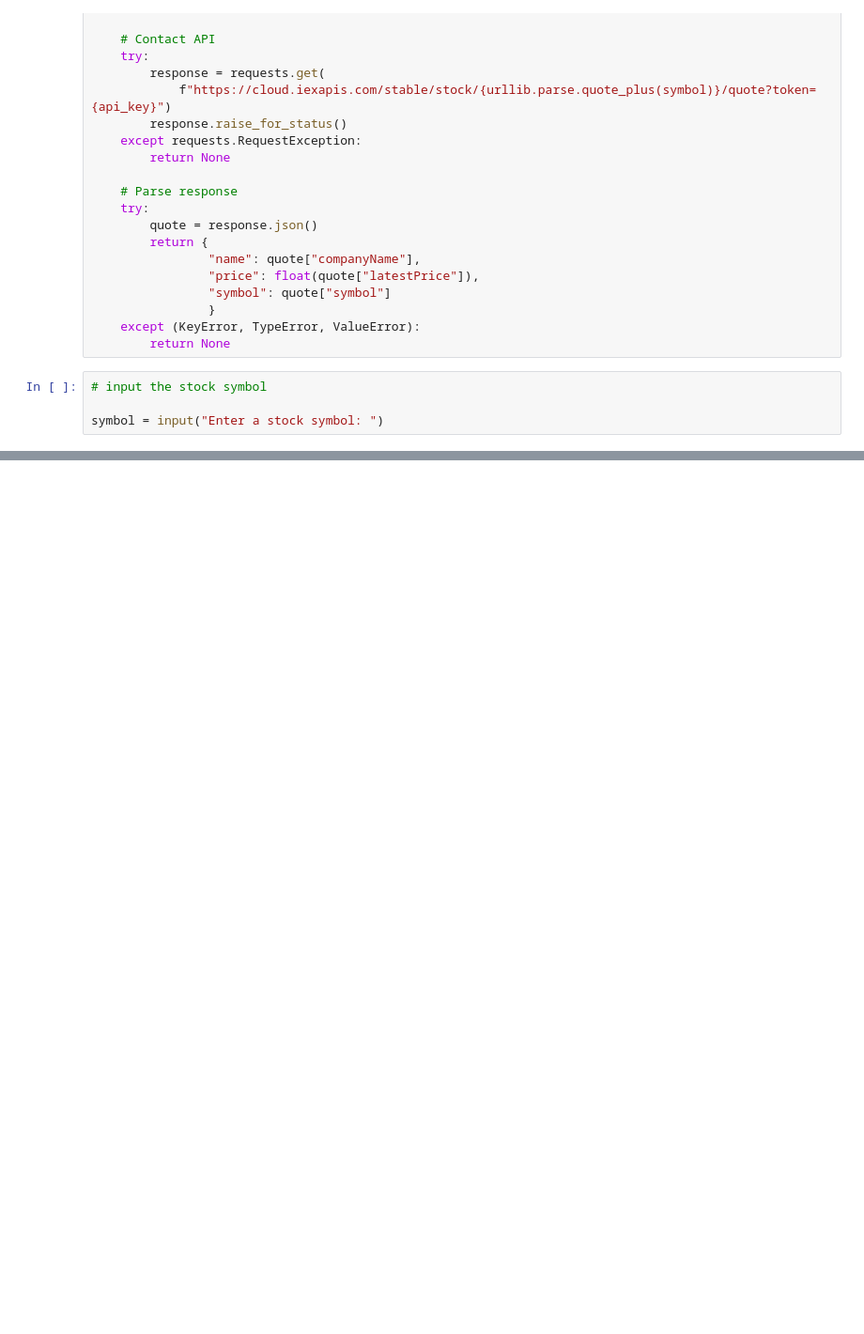
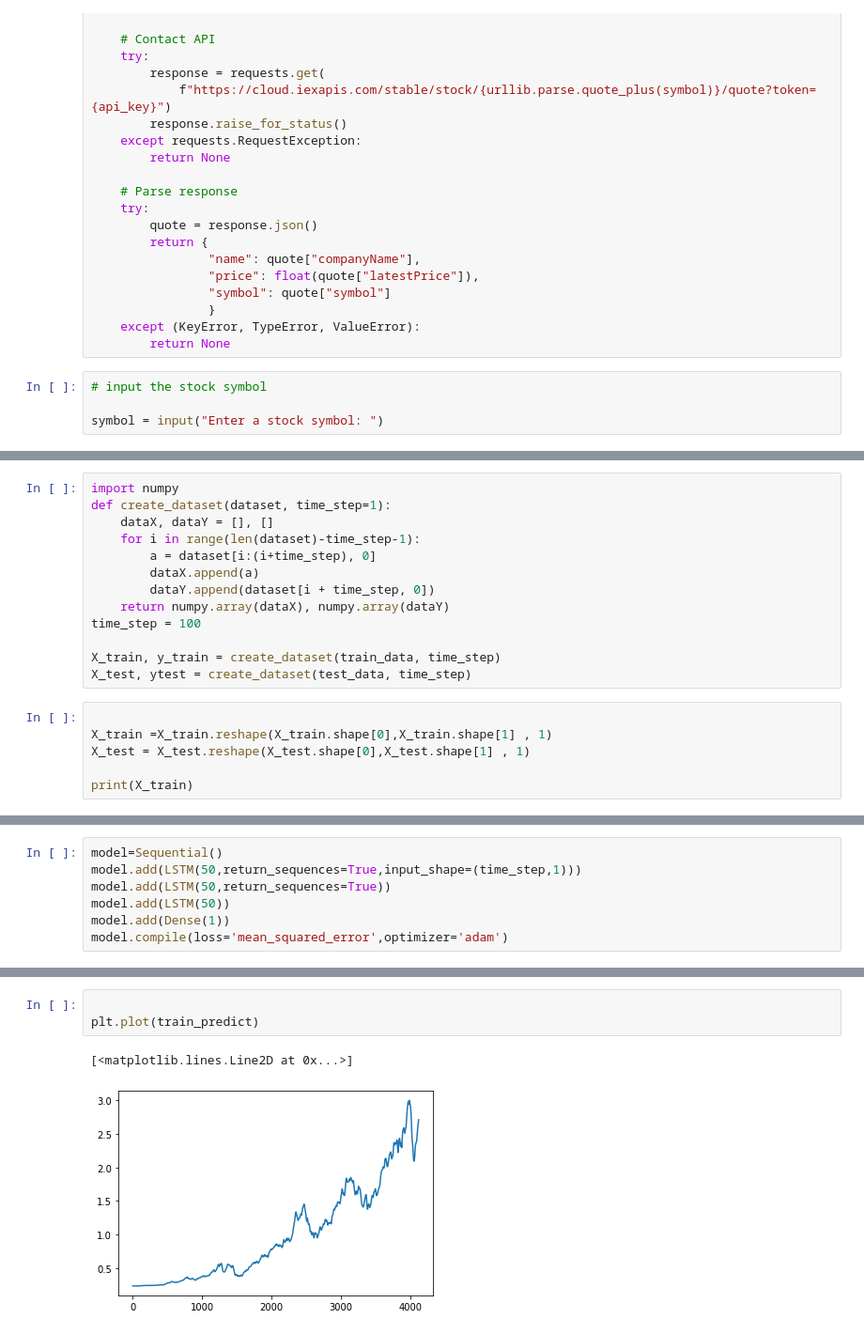
Before and after one commit to lazyboy4943/AIYA-Stockpricepredictor, a Jupyter notebook: Stock price predictor/pricepredictor.ipynb, the cells around one changed output, grey strips where cells are left out. Shown at 94% size. Drawn from its saved outputs; the diff is of its cells as text; blank space fills up the shorter version.

Commit message:
finished lstm

```diff
--- a/Stock price predictor/pricepredictor.ipynb
+++ b/Stock price predictor/pricepredictor.ipynb
@@ -139,0 +152,19 @@ AttributeError: 'DataFrame' object has no attribute 'load_data'
+# %%
+import numpy
+def create_dataset(dataset, time_step=1):
+    dataX, dataY = [], []
+    for i in range(len(dataset)-time_step-1):
+        a = dataset[i:(i+time_step), 0]
+        dataX.append(a)
+        dataY.append(dataset[i + time_step, 0])
+    return numpy.array(dataX), numpy.array(dataY)
+time_step = 100
+
+X_train, y_train = create_dataset(train_data, time_step)
+X_test, ytest = create_dataset(test_data, time_step)
+# %%
+
+X_train =X_train.reshape(X_train.shape[0],X_train.shape[1] , 1)
+X_test = X_test.reshape(X_test.shape[0],X_test.shape[1] , 1)
+
+print(X_train)
@@ -139,0 +189,7 @@ AttributeError: 'DataFrame' object has no attribute 'load_data'
+# %%
+model=Sequential()
+model.add(LSTM(50,return_sequences=True,input_shape=(time_step,1)))
+model.add(LSTM(50,return_sequences=True))
+model.add(LSTM(50))
+model.add(Dense(1))
+model.compile(loss='mean_squared_error',optimizer='adam')
@@ -139,0 +213,6 @@ AttributeError: 'DataFrame' object has no attribute 'load_data'
+# %%
+
+plt.plot(train_predict)
+# %% [output]
+[<matplotlib.lines.Line2D at 0x...>]
+[figure, added]
```
Also changed, not shown: parts of 19 cells of this notebook, 1 other file.
